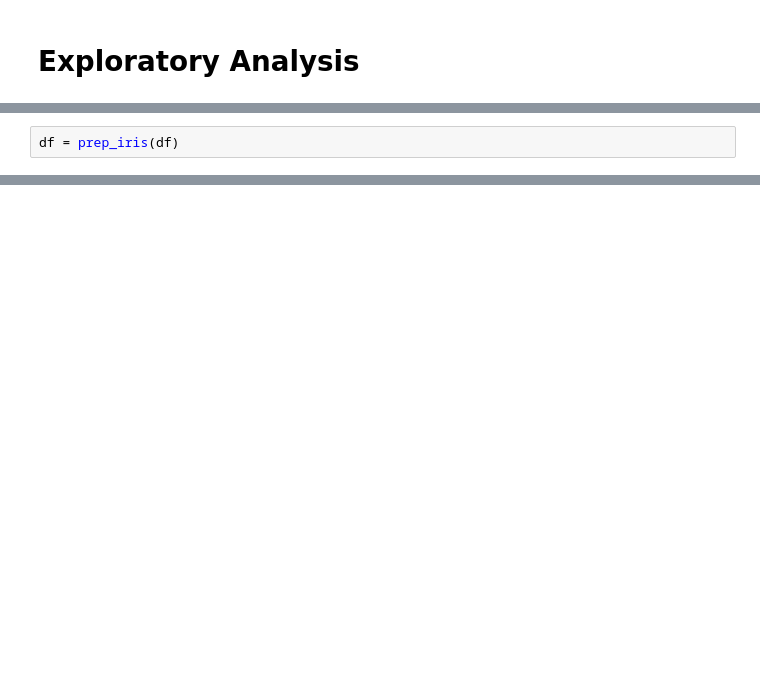
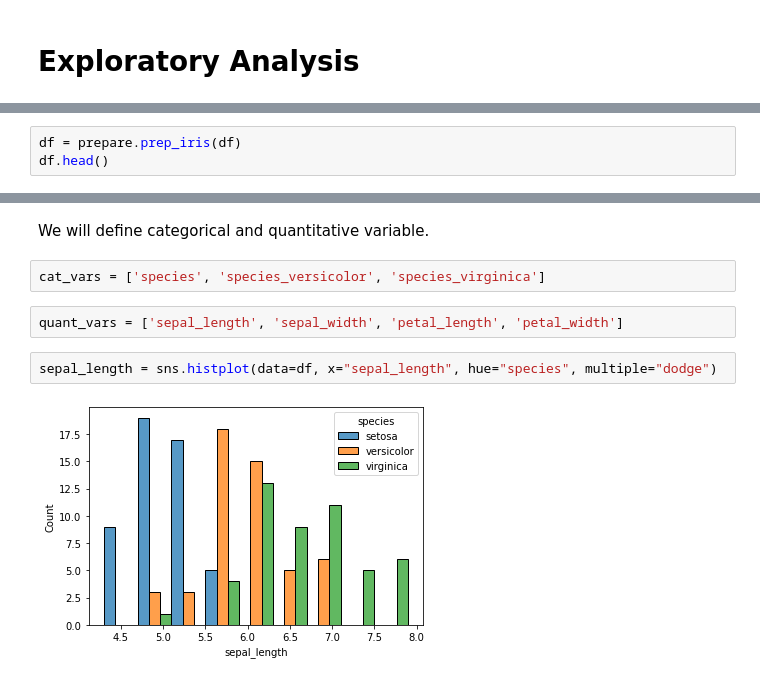
Before and after one commit to malachi-hale/classification-exercises, a Jupyter notebook: classification_exercises.ipynb, the cells around one changed output, grey strips where cells are left out. Saved outputs shown, nothing was run; the diff lists cells and outputs as text; blank space fills up the shorter version.

```diff
--- a/classification_exercises.ipynb
+++ b/classification_exercises.ipynb
@@ -361,3 +376,4 @@ df = acquire.get_iris_data()
 # %%
-df = prep_iris(df)
+df = prepare.prep_iris(df)
+df.head()
 # %% [output]
@@ -364,0 +427,10 @@ NameError: name 'pd' is not defined
+# %% [markdown]
+We will define categorical and quantitative variable.
+# %%
+cat_vars = ['species', 'species_versicolor', 'species_virginica']
+# %%
+quant_vars = ['sepal_length', 'sepal_width', 'petal_length', 'petal_width']
+# %%
+sepal_length = sns.histplot(data=df, x="sepal_length", hue="species", multiple="dodge")
+# %% [output]
+[figure, added]
```
Also changed, not shown: parts of 17 cells of this notebook, 2 other files.
